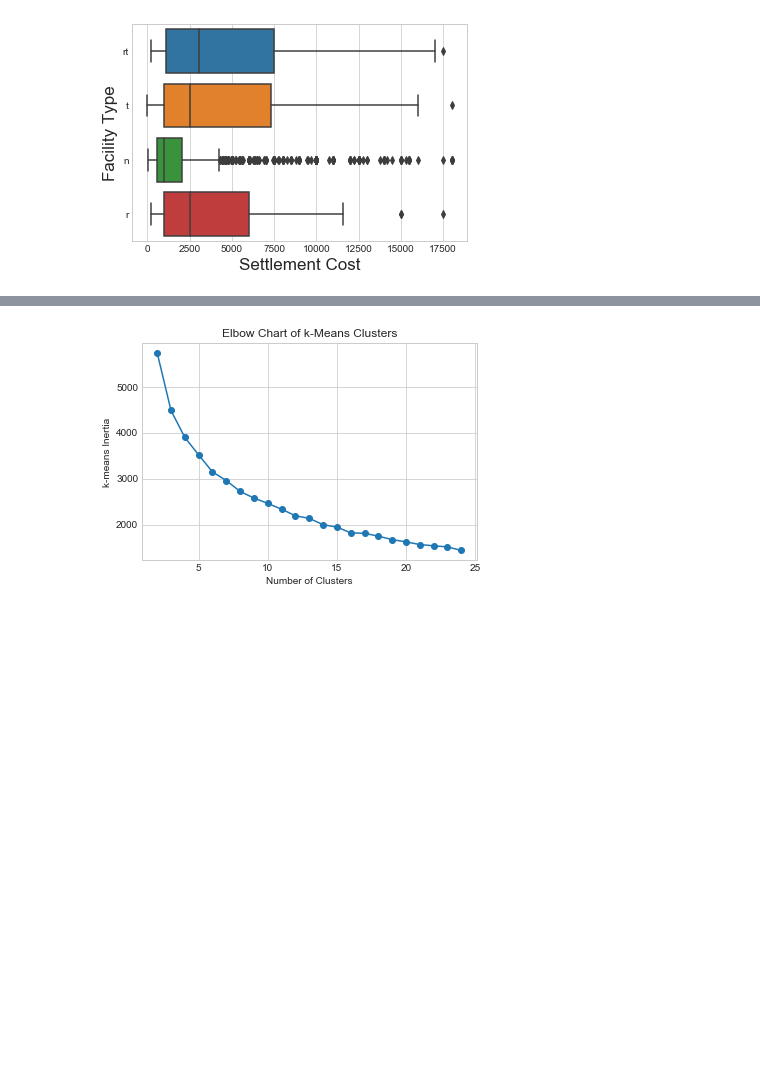
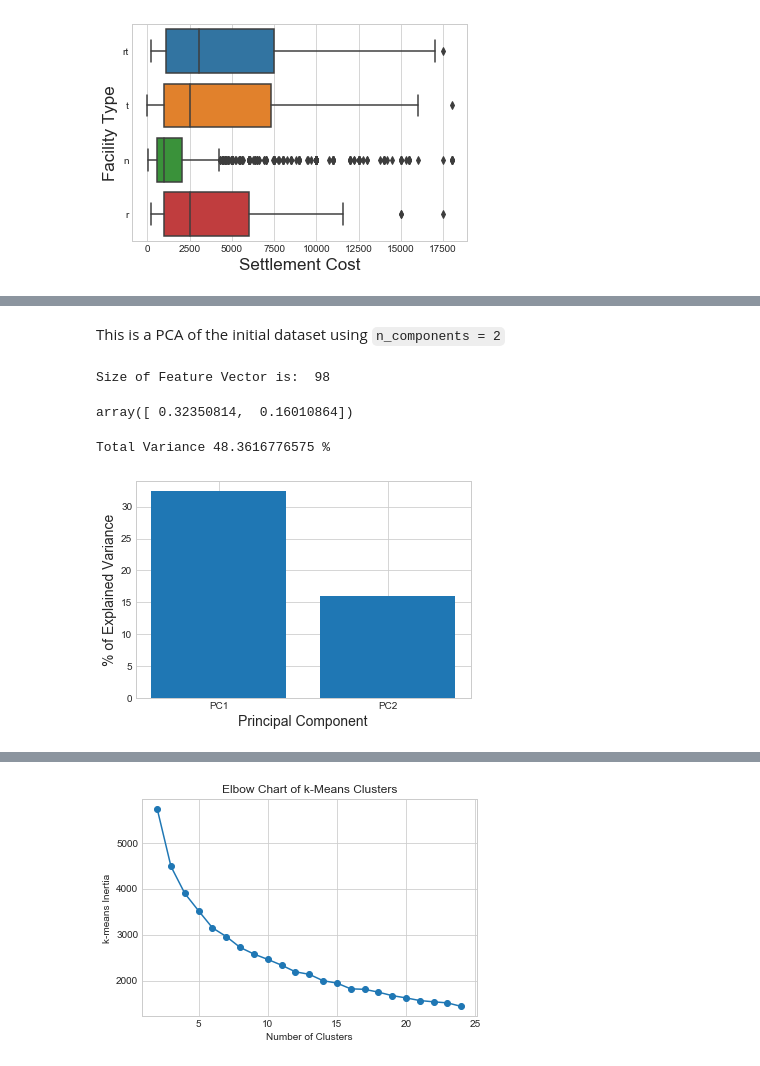
Before and after one commit to grantaguinaldo/AQMD_violation_classification, a Jupyter notebook: aqmd_violations_kmeans_cluster.ipynb, the cells around one changed output, grey strips where cells are left out. Drawn from its saved outputs; the diff is of its cells as text; code cells hidden in the pictures; blank space fills up the shorter version.

```diff
--- a/aqmd_violations_kmeans_cluster.ipynb
+++ b/aqmd_violations_kmeans_cluster.ipynb
@@ -703,0 +722,29 @@ plt.show()
+# %% [markdown]
+This is a PCA of the initial dataset using `n_components = 2`
+# %%
+min_df = 0.01
+max_df = 0.90
+vect = CountVectorizer(stop_words='english', min_df=min_df, max_df=max_df, ngram_range=(3,4))
+X_dtm = vect.fit_transform(X)
+pca = PCA(n_components = 2)
+pca_results = pca.fit_transform(X_dtm.toarray())
+print('Size of Feature Vector is: ', len(X_dtm.toarray()[0]))
+# %% [output]
+Size of Feature Vector is:  98
+# %%
+pca.explained_variance_ratio_
+# %% [output]
+array([ 0.32350814,  0.16010864])
+# %%
+print('Total Variance', (pca.explained_variance_ratio_[0] + pca.explained_variance_ratio_[1]) * 100, '%')
+# %% [output]
+Total Variance 48.3616776575 %
+# %%
+per_var = np.round(pca.explained_variance_ratio_ * 100, decimals = 1)
+labels = ['PC' + str(x) for x in range(1, len(per_var)+1)]
+plt.bar(x = range(1, len(per_var)+1), height=per_var, tick_label = labels)
+plt.xlabel('Principal Component', fontsize = 14)
+plt.ylabel('% of Explained Variance', fontsize = 14)
+plt.show()
+# %% [output]
+[figure, added]
```
Also changed, not shown: parts of 89 cells of this notebook.
